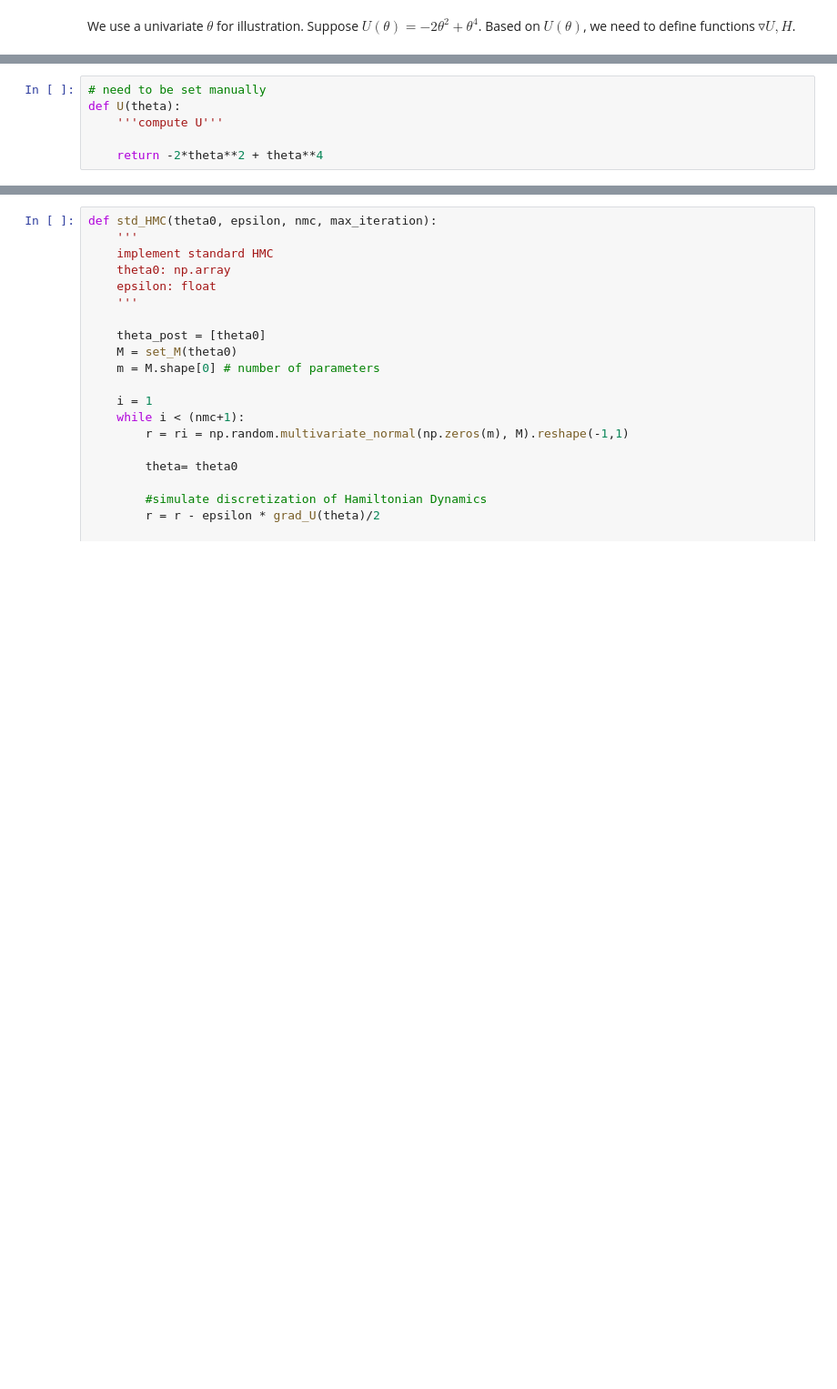
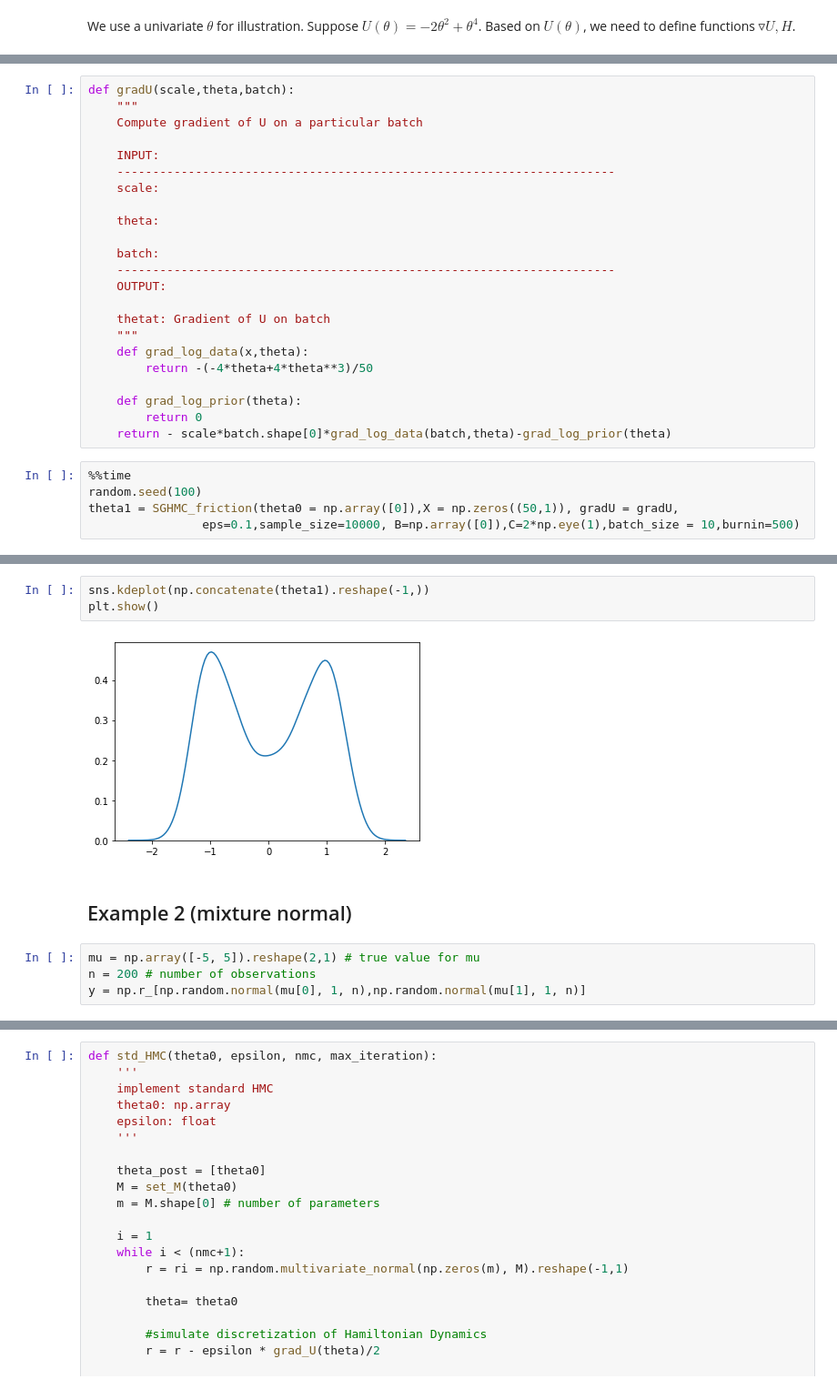
Before and after one commit to tzring/Stochastic-Gradient-HMC-with-Friction, a Jupyter notebook: SGHMC_friction.ipynb, the cells around one changed output, grey strips where cells are left out. Shown at 91% size. Drawn from its saved outputs; the diff is of its cells as text; blank space fills up the shorter version.

```diff
--- a/SGHMC_friction.ipynb
+++ b/SGHMC_friction.ipynb
@@ -33,6 +34,0 @@ from sghmc.sghmc.module import SGHMC_friction
-# %%
-# need to be set manually
-def U(theta):
-    '''compute U'''
-
-    return -2*theta**2 + theta**4
@@ -57,0 +104,28 @@ def H(theta, r, M):
+# %%
+def gradU(scale,theta,batch):
+    """
+    Compute gradient of U on a particular batch
+
+    INPUT:
+    ----------------------------------------------------------------------
+    scale:
+
+    theta:
+
+    batch:
+    ----------------------------------------------------------------------
+    OUTPUT:
+
+    thetat: Gradient of U on batch
+    """
+    def grad_log_data(x,theta):
+        return -(-4*theta+4*theta**3)/50
+
+    def grad_log_prior(theta):
+        return 0
+    return - scale*batch.shape[0]*grad_log_data(batch,theta)-grad_log_prior(theta)
+# %%
+%%time
+random.seed(100)
+theta1 = SGHMC_friction(theta0 = np.array([0]),X = np.zeros((50,1)), gradU = gradU,
+                eps=0.1,sample_size=10000, B=np.array([0]),C=2*np.eye(1),batch_size = 10,burnin=500)
@@ -57,0 +135,11 @@ def H(theta, r, M):
+# %%
+sns.kdeplot(np.concatenate(theta1).reshape(-1,))
+plt.show()
+# %% [output]
+[figure, added]
+# %% [markdown]
+## Example 2 (mixture normal)
+# %%
+mu = np.array([-5, 5]).reshape(2,1) # true value for mu
+n = 200 # number of observations
+y = np.r_[np.random.normal(mu[0], 1, n),np.random.normal(mu[1], 1, n)]
```
Also changed, not shown: parts of 50 cells of this notebook.
